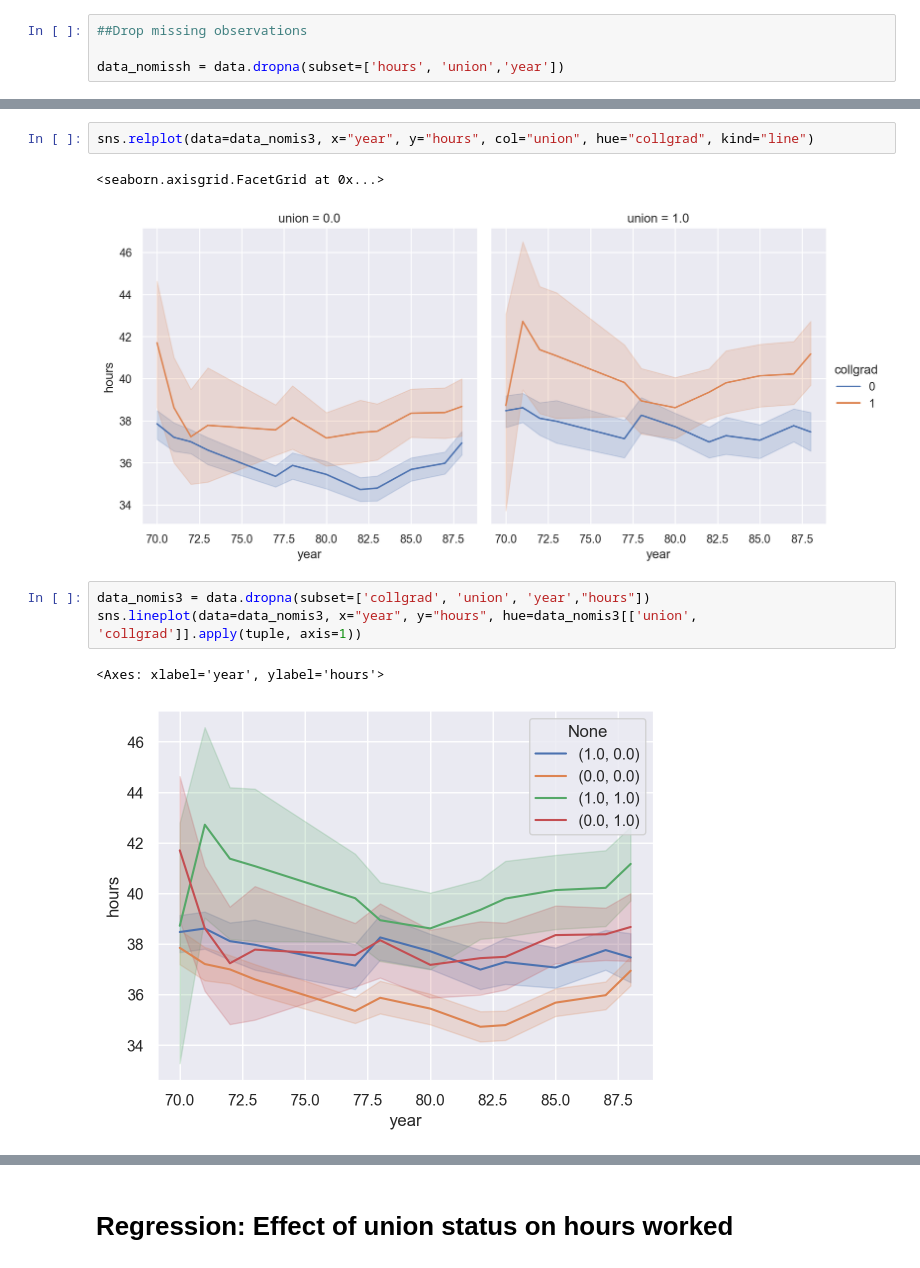
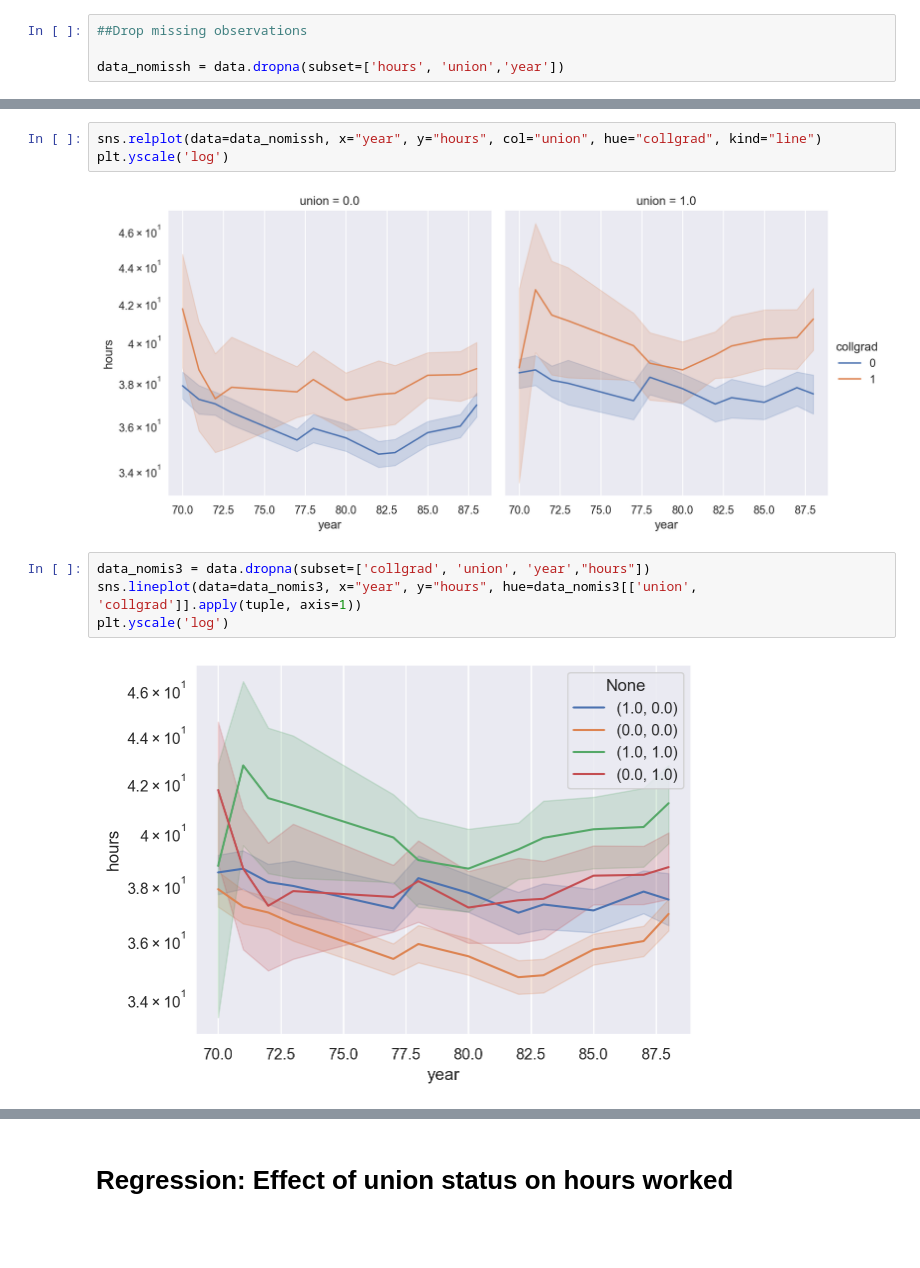
Before and after one commit to LUGOZZI/robot_judge_2023, a Jupyter notebook: homeworks/HW02.ipynb, the cells around one changed output, grey strips where cells are left out. Saved outputs shown, nothing was run; the diff lists cells and outputs as text; blank space fills up the shorter version.

```diff
--- a/homeworks/HW02.ipynb
+++ b/homeworks/HW02.ipynb
@@ -171,14 +162,14 @@ sns.lineplot(data=data_nomissh, x="year", y="hours", hue="collgrad")
 # %%
-sns.relplot(data=data_nomis3, x="year", y="hours", col="union", hue="collgrad", kind="line")
+sns.relplot(data=data_nomissh, x="year", y="hours", col="union", hue="collgrad", kind="line")
+plt.yscale('log')
 # %% [output]
-<seaborn.axisgrid.FacetGrid at 0x...>
-[figure, old version]
+[figure, new version]
 # %%
 data_nomis3 = data.dropna(subset=['collgrad', 'union', 'year',"hours"])
 sns.lineplot(data=data_nomis3, x="year", y="hours", hue=data_nomis3[['union', 'collgrad']].apply(tuple, axis=1))
+plt.yscale('log')
 # %% [output]
-<Axes: xlabel='year', ylabel='hours'>
-[figure, old version]
+[figure, new version]
 # %%
 data_nomis4 = data.dropna(subset=['collgrad', 'union', 'year',"ln_wage"])
 sns.lineplot(data=data_nomis3, x="year", y="ln_wage", hue=data_nomis3[['union', 'collgrad']].apply(tuple, axis=1))
```
Also changed, not shown: parts of 23 cells of this notebook.
